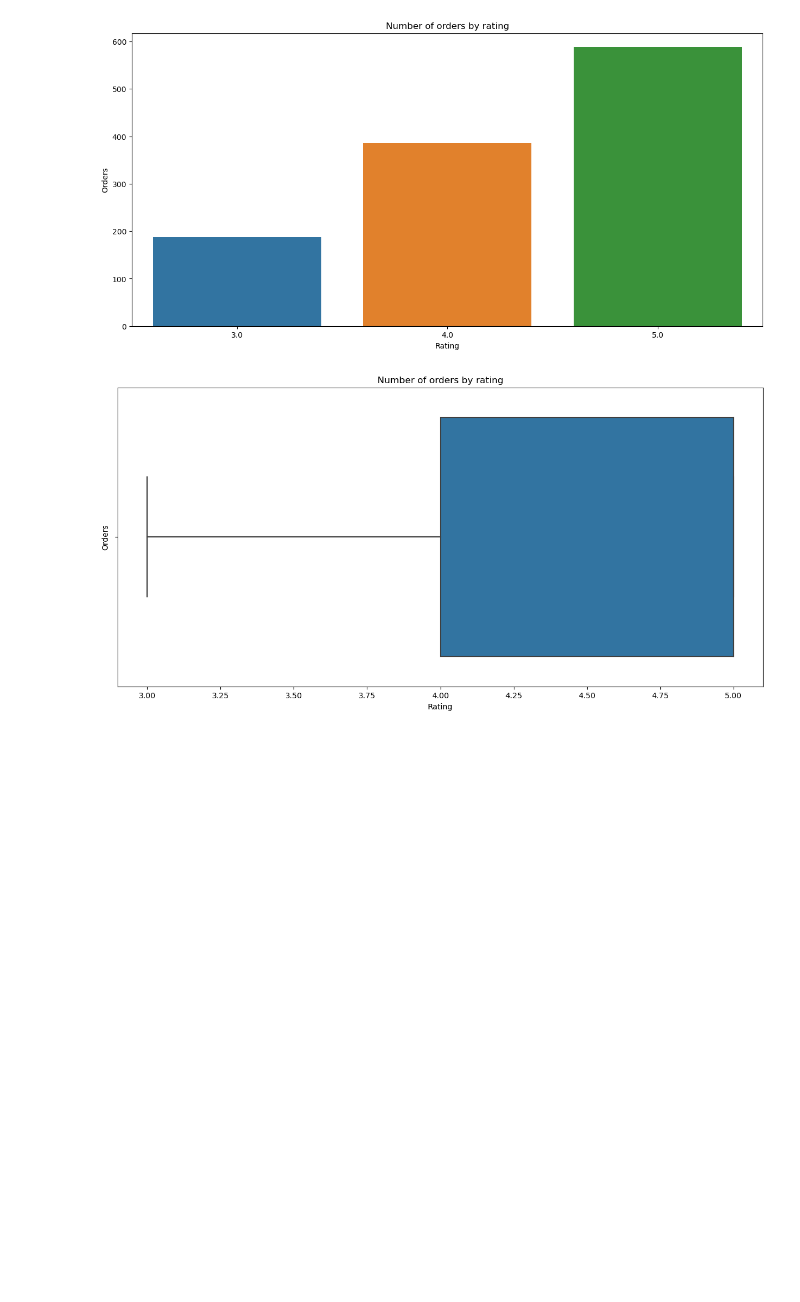
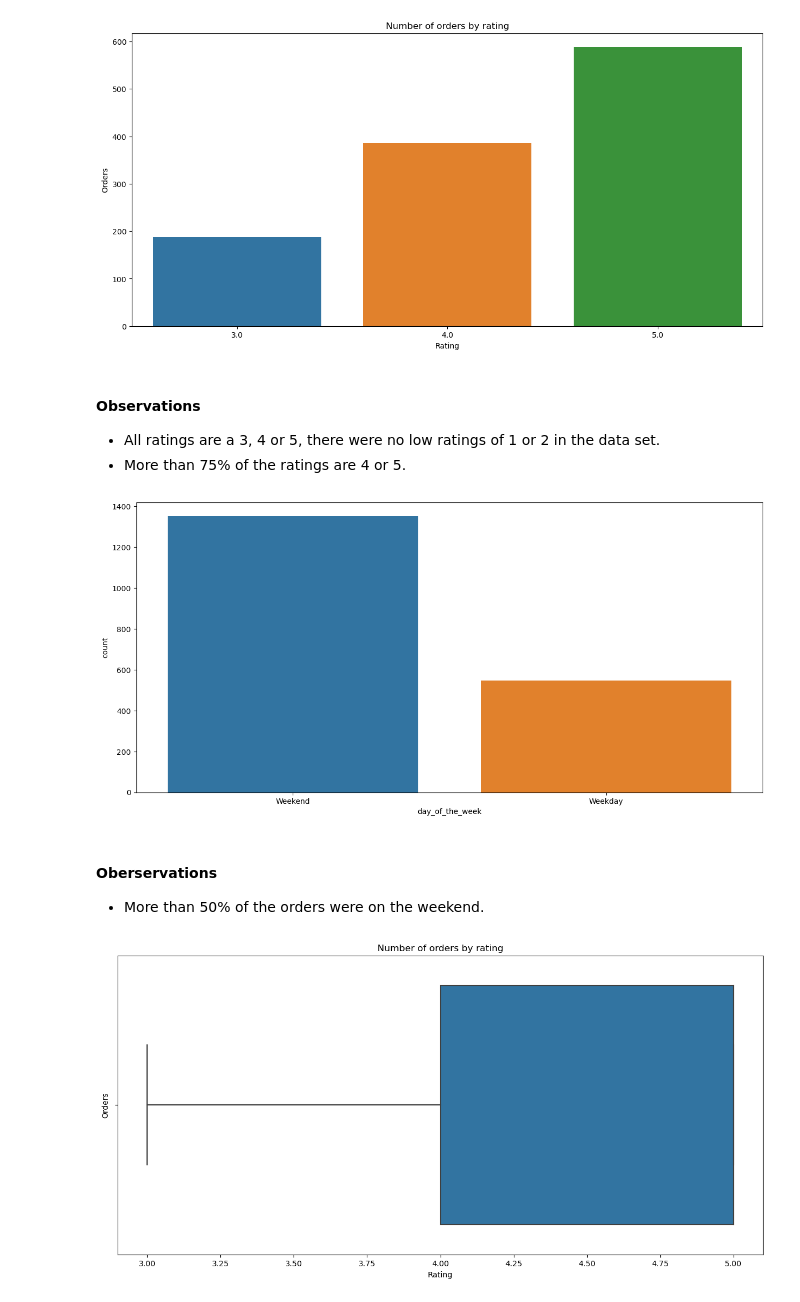
Before and after one commit to Drew75austin/FoodhubProject, a Jupyter notebook: Project1.ipynb, the cells around one changed output. Cells and saved outputs as stored; diff of their text form; code cells hidden in the pictures; blank space fills up the shorter version.

```diff
--- a/Project1.ipynb
+++ b/Project1.ipynb
@@ -279,6 +279,21 @@ cp_cuisine.set(ylabel='Orders',
 plt.show()
 # %% [output]
 [figure]
+# %% [markdown]
+#### Observations
+* All ratings are a 3, 4 or 5, there were no low ratings of 1 or 2 in the data set.
+* More than 75% of the ratings are 4 or 5.
+# %%
+#Set the plot size
+plt.figure(figsize=(15, 7))
+
+# Create seaborn countplot and provide count of orders by rating across all orders
+week_cp = sns.countplot(data=df, x='day_of_the_week')
+# %% [output]
+[figure, added]
+# %% [markdown]
+#### Oberservations
+* More than 50% of the orders were on the weekend.
 # %%
 #Set the plot size
 plt.figure(figsize=(15, 7))
```
Also changed, not shown: parts of 22 cells of this notebook, 1 other file.
